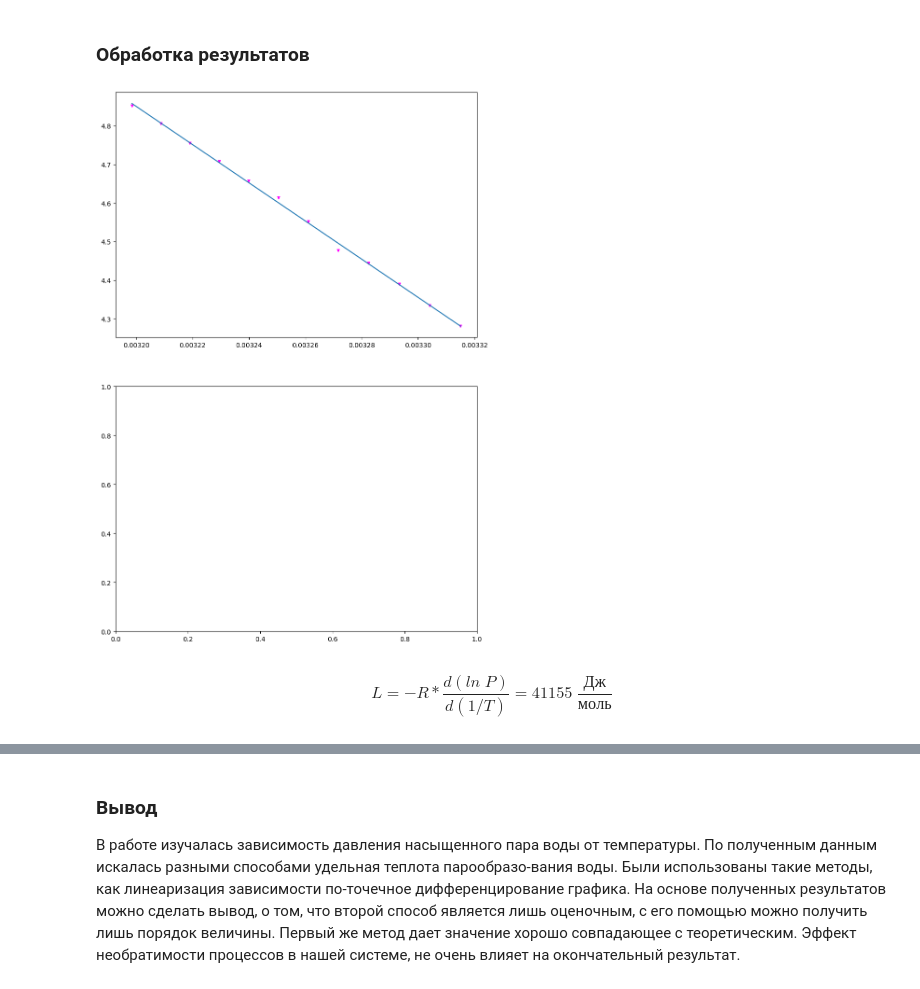
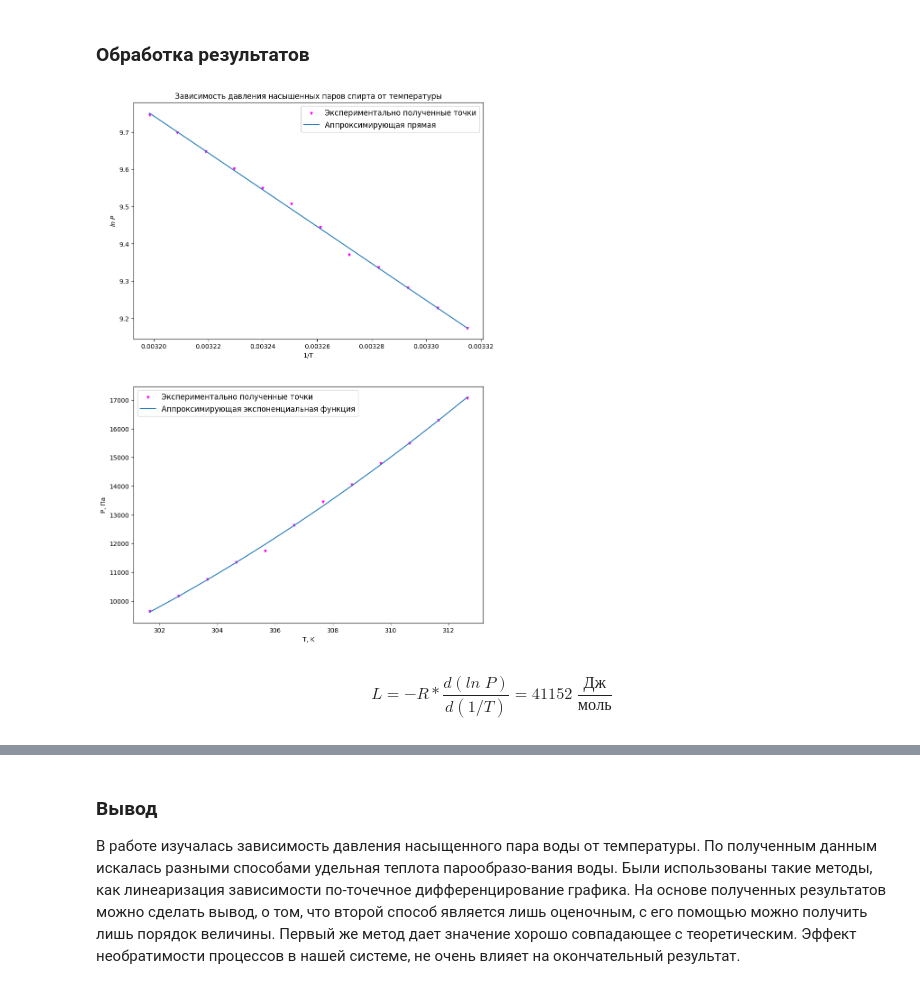
Before and after one commit to vasvadim/mipt_labs_2sem, a Jupyter notebook: 2.4.1/main.ipynb, the cells around one changed output, grey strips where cells are left out. Saved outputs shown, nothing was run; the diff lists cells and outputs as text; code cells hidden in the pictures.

```diff
--- a/2.4.1/main.ipynb
+++ b/2.4.1/main.ipynb
@@ -42,28 +42,44 @@ df = pd.DataFrame()
 # %%
 P_err = 3.6
 R = 8.314
 
 df["T"] = np.array([39.5, 38.5, 37.5, 36.5, 35.5, 34.5, 33.5, 32.5, 31.5, 30.5, 29.5, 28.5])
 df["P"] = np.array([128.03, 122.23, 116.17, 110.89, 105.33, 100.88, 94.80, 88.04, 85.14, 80.60, 76.31, 72.29])
 
-
 fig, axs = plt.subplots(2,1, figsize=((10,15)))
 
 x = 1/(df["T"]+ 273.15)
-y = np.log(df["P"])
-axs[0].scatter(x, y, s=14, c="fuchsia", marker="v")
+y = np.log(df["P"]*133.3)
+axs[0].scatter(x, y, s=14, c="fuchsia", marker="v", label="Экспериментально полученные точки")
 a = np.polyfit(x, y, 1)
 f = np.poly1d(a)
-axs[0].plot(x, f(x))
 
+axs[0].set_xlabel("1/T")
+axs[0].set_ylabel("$ln \; P$")
+
+axs[0].plot(x, f(x), label="Аппроксимирующая прямая")
+
+x1 = df["T"]+273.15
+y1 = df["P"]*133.3
+axs[1].scatter(x1, y1, s=14, c="fuchsia", marker="v", label="Экспериментально полученные точки")
+a1 = np.polyfit(x1, y1, 2)
+f1 = np.poly1d(a1)
+
+axs[1].set_xlabel("T, K")
+axs[1].set_ylabel("P, Па")
+axs[1].plot(x1, f1(x1), label="Аппроксимирующая экспоненциальная функция")
+
+axs[0].legend(prop={'size':12})
+axs[1].legend(prop={'size':12})
+axs[0].set_title("Зависимость давления насыщенных паров спирта от температуры")
 plt.show()
 # %% [output]
-[figure, old version]
+[figure, new version]
 # %%
 k = a[0]
 L = -R*k
 int(L.round(0))
 # %% [markdown]
-$$L = -R * \frac{d(ln \; P)}{d(1/T)} = 41155 \; \frac{Дж}{моль}$$
+$$L = -R * \frac{d(ln \; P)}{d(1/T)} = 41152 \; \frac{Дж}{моль}$$
 # %%
 df
```
Also changed, not shown: parts of 4 cells of this notebook.
